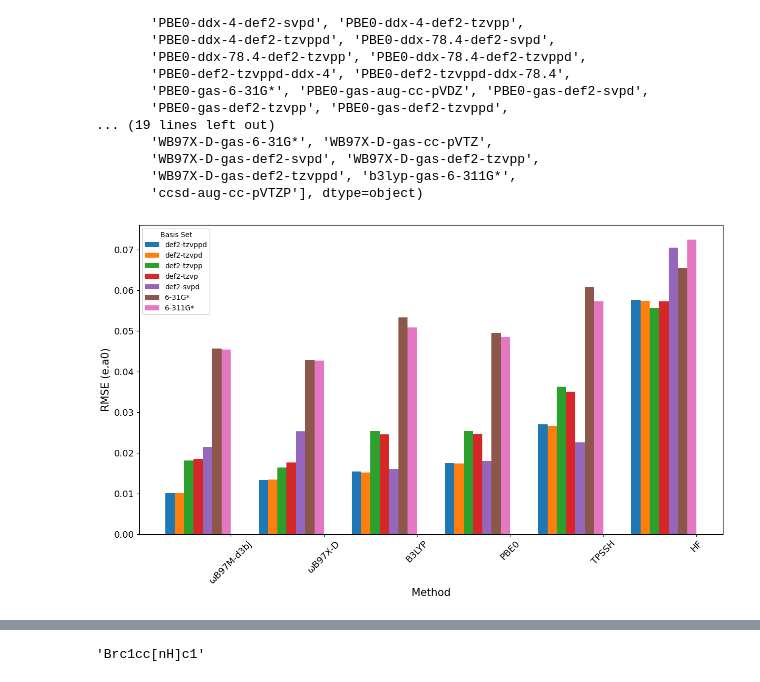
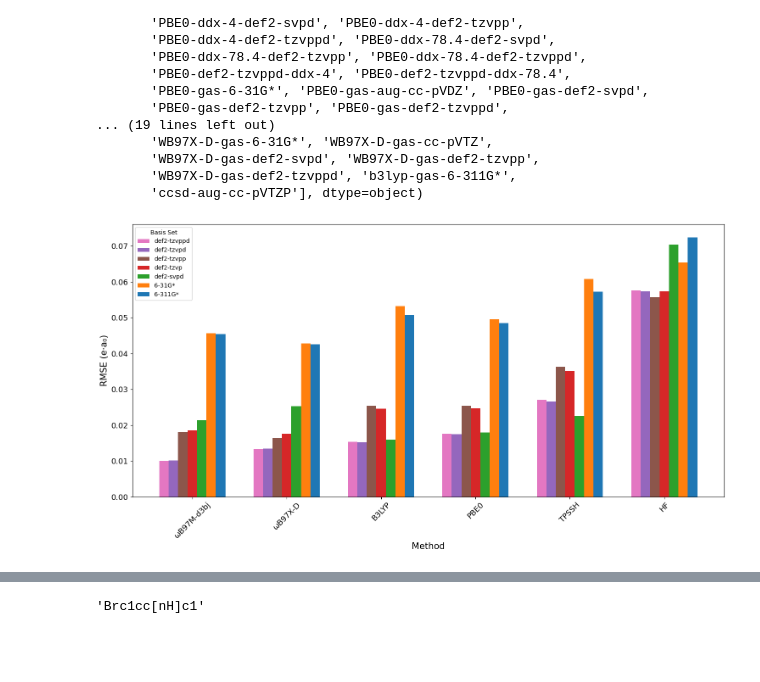
Before and after one commit to bismuthadams1/charge_paper, a Jupyter notebook: benchmark_wf_analysis/benchmark_review.ipynb, the cells around one changed output, grey strips where cells are left out. Drawn from its saved outputs; the diff is of its cells as text; code cells hidden in the pictures; blank space fills up the shorter version.

Commit message:
fix graphs

```diff
--- a/benchmark_wf_analysis/benchmark_review.ipynb
+++ b/benchmark_wf_analysis/benchmark_review.ipynb
@@ -410,89 +410,107 @@ array(['B3LYP-ddx-4-def2-svpd', 'B3LYP-ddx-4-def2-tzvpp',
        'WB97X-D-gas-def2-tzvppd', 'b3lyp-gas-6-311G*',
        'ccsd-aug-cc-pVTZP'], dtype=object)
 # %%
-mpl.rcParams['font.size'] = 10          # Base font size
-mpl.rcParams['axes.labelsize'] = 15     # Axis label font size
+import matplotlib.pyplot as plt
+import matplotlib as mpl
+import numpy as np
+import pandas as pd
+
+# Font settings
+mpl.rcParams['font.size'] = 10
+mpl.rcParams['axes.labelsize'] = 15
 mpl.rcParams['legend.fontsize'] = 10
-mpl.rcParams['xtick.labelsize'] =13
+mpl.rcParams['xtick.labelsize'] = 13
 mpl.rcParams['ytick.labelsize'] = 13
 
 # Create a DataFrame from the list
-df_rmse = rmse_dipoles
+df_rmse = rmse_dipoles.copy()
 
 # Extract method and basis from the 'spec' key
-df_rmse['method'] = df_rmse['spec'].apply(lambda x: x.split('-')[0].upper())  # Convert method to uppercase for consistency
+df_rmse['method'] = df_rmse['spec'].apply(lambda x: x.split('-')[0].upper())
 df_rmse['basis'] = df_rmse['spec'].apply(lambda x: '-'.join(x.split('-')[-2:]))
 
-# Calculate average RMSE for each method to determine the order
+# Calculate average RMSE for each method to determine plotting order
 average_rmse_by_method = df_rmse.groupby('method')['rmse'].mean().sort_values()
 
-# Sort the dataframe by the average RMSE of each method
+# Sort dataframe based on method average RMSE
 df_rmse['method_avg_rmse'] = df_rmse['method'].map(average_rmse_by_method)
 df_rmse_sorted = df_rmse.sort_values(by=['method_avg_rmse', 'method', 'basis'])
 df_rmse_sorted.drop('method_avg_rmse', axis=1, inplace=True)
-# Use a categorical type to ensure the methods are plotted in the sorted order
-df_rmse_sorted['method'] = pd.Categorical(df_rmse_sorted['method'], categories=average_rmse_by_method.index, ordered=True)
+
+# Ensure method is treated as categorical for plotting order
+df_rmse_sorted['method'] = pd.Categorical(
+    df_rmse_sorted['method'],
+    categories=average_rmse_by_method.index,
+    ordered=True
+)
 
 # Normalize basis set labels
 df_rmse_sorted['basis'] = df_rmse_sorted['basis'].replace({
     'cc-pVTZ': 'cc-pvtz',
     'gas-tzvp': 'def2-tzvp',
     'gas-tzvppd': 'def2-tzvppd'
 })
 
+# Rename methods for display
 df_rmse_sorted['method'] = df_rmse_sorted['method'].replace({
     'WB97X': 'ωB97X-D',
     'WB97M': 'ωB97M-d3bj',
 })
 
-# Creating a color map
-unique_basis = df_rmse_sorted['basis'].unique()
-colors = plt.cm.viridis(np.linspace(0, 1, len(unique_basis)))
-color_map = dict(zip(unique_basis, colors))
-
+# Define desired order of basis sets
 desired_order = [
-    'def2-tzvppd','def2-tzvpd','def2-tzvpp', 'def2-tzvp', 'def2-svpd',
+    'def2-tzvppd', 'def2-tzvpd', 'def2-tzvpp', 'def2-tzvp', 'def2-svpd',
     '6-31G*', '6-311G*'
 ]
-
 df_rmse_sorted['basis'] = pd.Categorical(
     df_rmse_sorted['basis'],
     categories=desired_order,
     ordered=True
 )
 
+prop_cycle = plt.rcParams['axes.prop_cycle']
+colors = prop_cycle.by_key()['color'][:len(unique_basis)]
+color_map = dict(zip(unique_basis, colors))
 
-# Creating the pivot table
-pivot_table = df_rmse_sorted.pivot_table(index='method', columns='basis', values='rmse', aggfunc = 'mean')
+# Pivot for plotting
+pivot_table = df_rmse_sorted.pivot_table(index='method', columns='basis', values='rmse', aggfunc='mean')
 pivot_table_plot = pivot_table.drop(index='CCSD', errors='ignore')
 
+# --- Plotting with centered tick labels ---
 fig, ax = plt.subplots(figsize=(15, 8))
-bar_width = 0.1  # Adjust as necessary for the number of basis sets
+bar_width = 0.1
+tick_positions = []
 
-# Determine the maximum number of non-NaN entries in a row (group)
-group_width = np.max([np.sum(~pivot_table_plot.loc[method].isna())
-                       for method in pivot_table_plot.index]) * bar_width
+for idx, method in enumerate(pivot_table_plot.index):
+    row = pivot_table_plot.loc[method]
+    non_nan_bases = row.dropna()
+    n_bars = len(non_nan_bases)
 
-for i, basis in enumerate(pivot_table_plot.columns):
-    # For each method (row) compute the offset for the current basis bar
-    offsets = np.array([
-        bar_width * (i - np.sum(~pivot_table_plot.loc[method].isna()) / 2)
-        for method in pivot_table_plot.index
-    ])
-    positions = np.arange(len(pivot_table_plot.index)) + offsets
-    ax.bar(positions, pivot_table_plot[basis], width=bar_width, label=basis)
+    # Start position to center bars
+    start = idx - (n_bars - 1) / 2 * bar_width
+    for i, (basis, value) in enumerate(non_nan_bases.items()):
+        position = start + i * bar_width
+        ax.bar(position, value, width=bar_width, color=color_map[basis], label=basis if idx == 0 else "")
 
-# Set the x-axis ticks and labels based on the filtered methods
-ax.set_xticks(np.arange(len(pivot_table_plot)) + bar_width / 2 * (len(pivot_table_plot.columns) - 1))
+    # Store tick position at center of group
+    tick_positions.append(start + (n_bars - 1) / 2 * bar_width)
+
+# Unique legend
+handles, labels = ax.get_legend_handles_labels()
+by_label = dict(zip(labels, handles))
+ax.legend(by_label.values(), by_label.keys(), title='Basis Set')
+
+# Final axis setup
+ax.set_xticks(tick_positions)
 ax.set_xticklabels(pivot_table_plot.index, rotation=45)
+ax.set_xlabel('Method')
+ax.set_ylabel('RMSE (e·a₀)')
 
-ax.set_xlabel('Method')
-ax.set_ylabel('RMSE (e.a0)')
-ax.legend(title='Basis Set')
-plt.savefig("Method_Basis_Dipoles.png",dpi=300,bbox_inches='tight')
+plt.tight_layout()
+plt.savefig("Method_Basis_Dipoles.png", dpi=300, bbox_inches='tight')
 plt.show()
 # %% [output]
-[figure, old version]
+[figure, new version]
 # %%
 
 df_rmse_sorted
```
Also changed, not shown: parts of 2 cells of this notebook, 1 other file.
